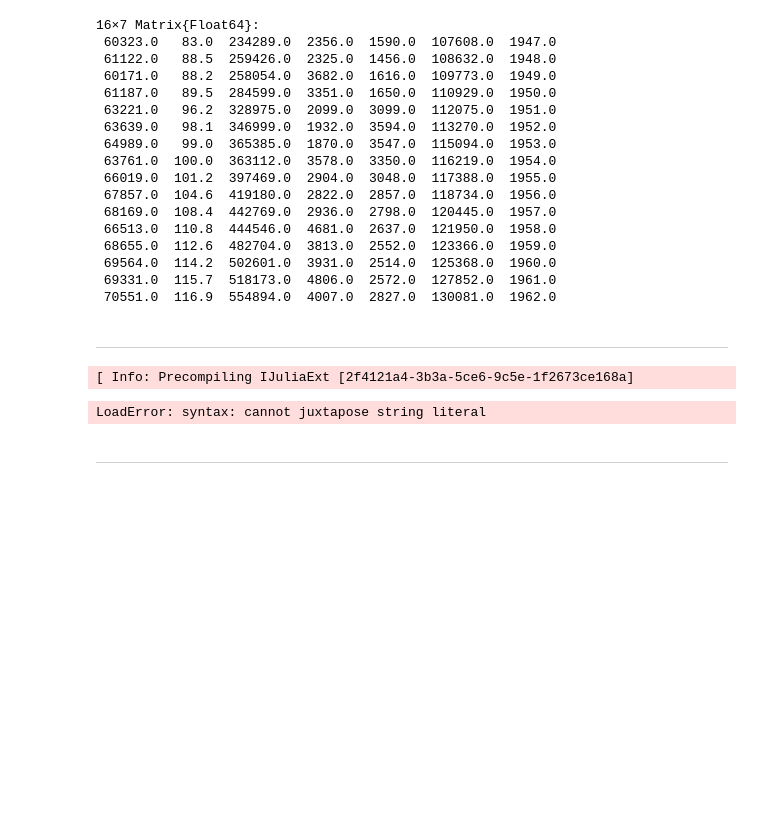
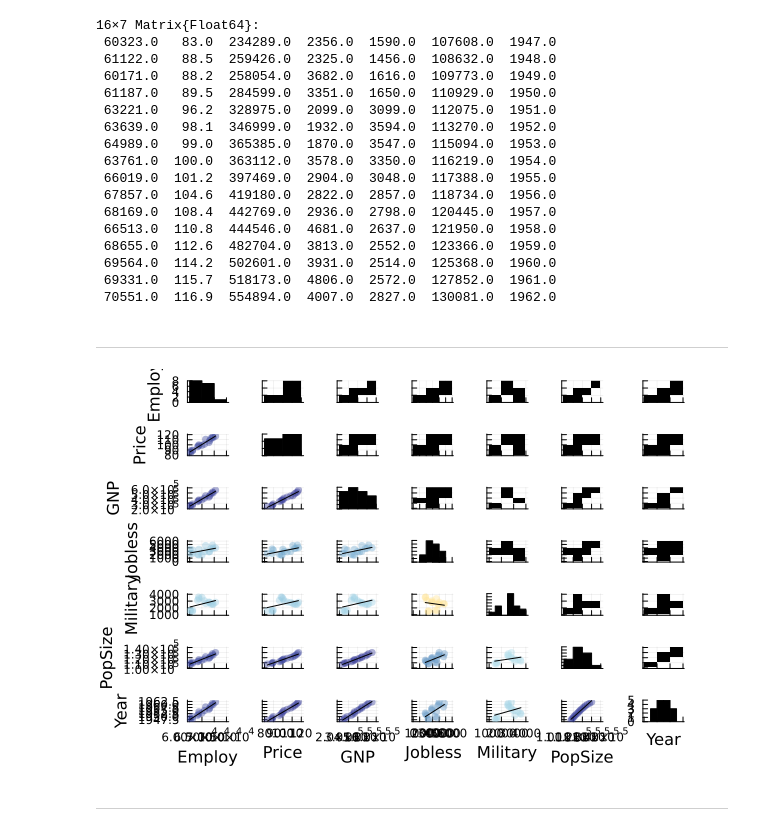
Before and after one commit to won-j/M1300_000200-2023fall, a Jupyter notebook: lectures/10-linreg/linreg.ipynb, the cells around one changed output. Cells and saved outputs as stored; diff of their text form; code cells hidden in the pictures; blank space fills up the shorter version.

Commit message:
plots

```diff
--- a/lectures/10-linreg/linreg.ipynb
+++ b/lectures/10-linreg/linreg.ipynb
@@ -134,12 +135,11 @@ longley = readdlm("longley.txt")
 # %%
 using StatsPlots
 gr()
 
 corrplot(longley,
-    label = [c" "Price" "GNP" "Jobless" "Military" "PopSize" "Year"])
+    label = ["Employ" "Price" "GNP" "Jobless" "Military" "PopSize" "Year"])
 # %% [output]
-[ Info: Precompiling IJuliaExt [2f4121a4-3b3a-5ce6-9c5e-1f2673ce168a]
-LoadError: syntax: cannot juxtapose string literal
+[figure, added]
 # %% [markdown]
 ---
 # %%
```
Also changed, not shown: parts of 8 cells of this notebook, 2 other files.
